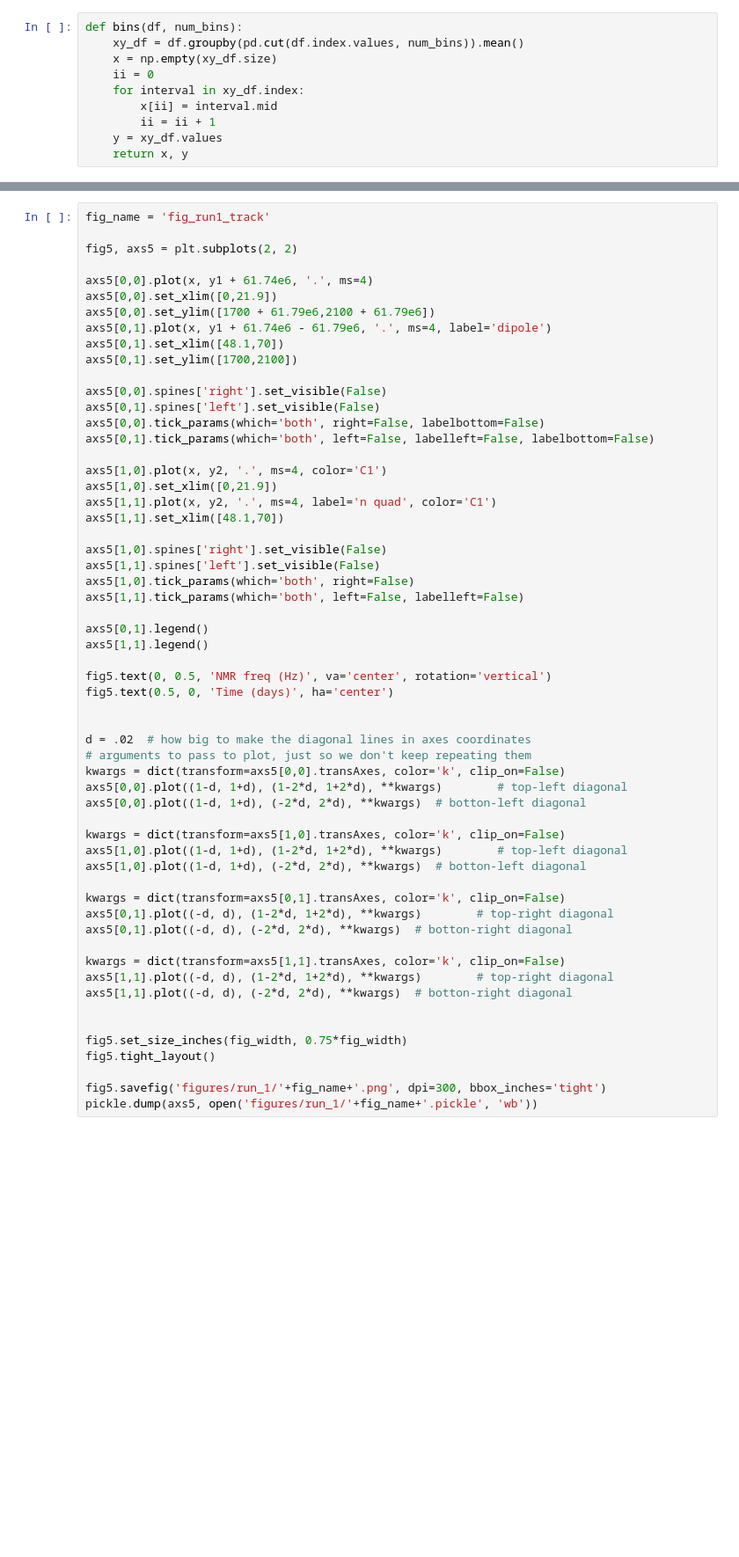
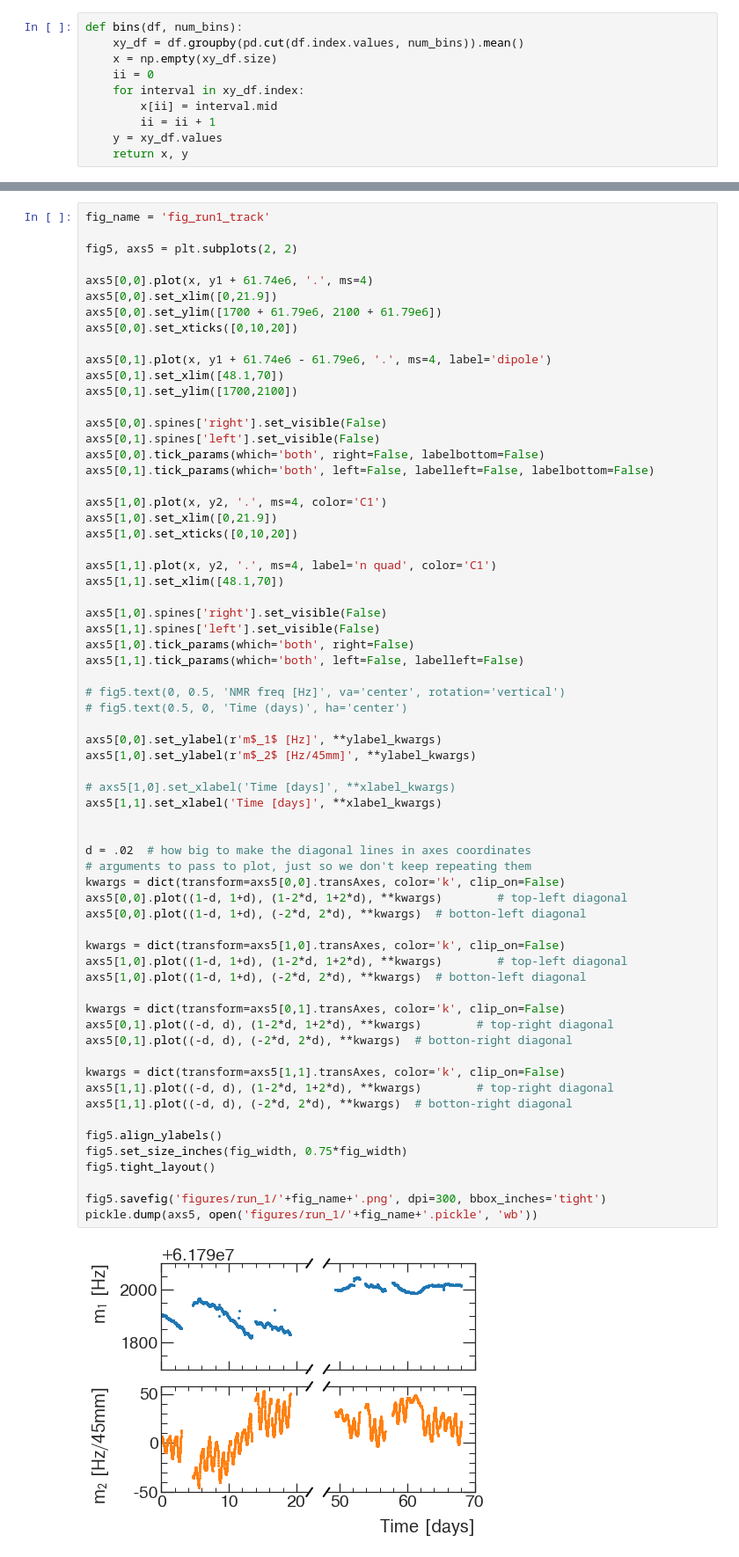
Before and after one commit to aetb/trfp, a Jupyter notebook: run_1_figures.ipynb, the cells around one changed output, grey strips where cells are left out. Shown at 88% size. Cells and saved outputs as stored; diff of their text form; blank space fills up the shorter version.

```diff
--- a/run_1_figures.ipynb
+++ b/run_1_figures.ipynb
@@ -416,7 +465,9 @@ fig5, axs5 = plt.subplots(2, 2)
 
 axs5[0,0].plot(x, y1 + 61.74e6, '.', ms=4)
 axs5[0,0].set_xlim([0,21.9])
-axs5[0,0].set_ylim([1700 + 61.79e6,2100 + 61.79e6])
+axs5[0,0].set_ylim([1700 + 61.79e6, 2100 + 61.79e6])
+axs5[0,0].set_xticks([0,10,20])
+
 axs5[0,1].plot(x, y1 + 61.74e6 - 61.79e6, '.', ms=4, label='dipole')
 axs5[0,1].set_xlim([48.1,70])
 axs5[0,1].set_ylim([1700,2100])
@@ -428,6 +479,8 @@ axs5[0,1].tick_params(which='both', left=False, labelleft=False, labelbottom=Fal
 
 axs5[1,0].plot(x, y2, '.', ms=4, color='C1')
 axs5[1,0].set_xlim([0,21.9])
+axs5[1,0].set_xticks([0,10,20])
+
 axs5[1,1].plot(x, y2, '.', ms=4, label='n quad', color='C1')
 axs5[1,1].set_xlim([48.1,70])
 
@@ -435,36 +488,41 @@ axs5[1,0].spines['right'].set_visible(False)
 axs5[1,1].spines['left'].set_visible(False)
 axs5[1,0].tick_params(which='both', right=False)
 axs5[1,1].tick_params(which='both', left=False, labelleft=False)
 
-axs5[0,1].legend()
-axs5[1,1].legend()
+# fig5.text(0, 0.5, 'NMR freq [Hz]', va='center', rotation='vertical')
+# fig5.text(0.5, 0, 'Time (days)', ha='center')
 
-fig5.text(0, 0.5, 'NMR freq (Hz)', va='center', rotation='vertical')
-fig5.text(0.5, 0, 'Time (days)', ha='center')
+axs5[0,0].set_ylabel(r'm$_1$ [Hz]', **ylabel_kwargs)
+axs5[1,0].set_ylabel(r'm$_2$ [Hz/45mm]', **ylabel_kwargs)
+
+# axs5[1,0].set_xlabel('Time [days]', **xlabel_kwargs)
+axs5[1,1].set_xlabel('Time [days]', **xlabel_kwargs)
 
 
 d = .02  # how big to make the diagonal lines in axes coordinates
 # arguments to pass to plot, just so we don't keep repeating them
 kwargs = dict(transform=axs5[0,0].transAxes, color='k', clip_on=False)
 axs5[0,0].plot((1-d, 1+d), (1-2*d, 1+2*d), **kwargs)        # top-left diagonal
 axs5[0,0].plot((1-d, 1+d), (-2*d, 2*d), **kwargs)  # botton-left diagonal
 
 kwargs = dict(transform=axs5[1,0].transAxes, color='k', clip_on=False)
 axs5[1,0].plot((1-d, 1+d), (1-2*d, 1+2*d), **kwargs)        # top-left diagonal
 axs5[1,0].plot((1-d, 1+d), (-2*d, 2*d), **kwargs)  # botton-left diagonal
 
 kwargs = dict(transform=axs5[0,1].transAxes, color='k', clip_on=False)
 axs5[0,1].plot((-d, d), (1-2*d, 1+2*d), **kwargs)        # top-right diagonal
 axs5[0,1].plot((-d, d), (-2*d, 2*d), **kwargs)  # botton-right diagonal
 
 kwargs = dict(transform=axs5[1,1].transAxes, color='k', clip_on=False)
 axs5[1,1].plot((-d, d), (1-2*d, 1+2*d), **kwargs)        # top-right diagonal
 axs5[1,1].plot((-d, d), (-2*d, 2*d), **kwargs)  # botton-right diagonal
 
-
+fig5.align_ylabels()
 fig5.set_size_inches(fig_width, 0.75*fig_width)
 fig5.tight_layout()
 
 fig5.savefig('figures/run_1/'+fig_name+'.png', dpi=300, bbox_inches='tight')
 pickle.dump(axs5, open('figures/run_1/'+fig_name+'.pickle', 'wb'))
+# %% [output]
+[figure, added]
 # %%
```
Also changed, not shown: parts of 23 cells of this notebook, 12 other files.
